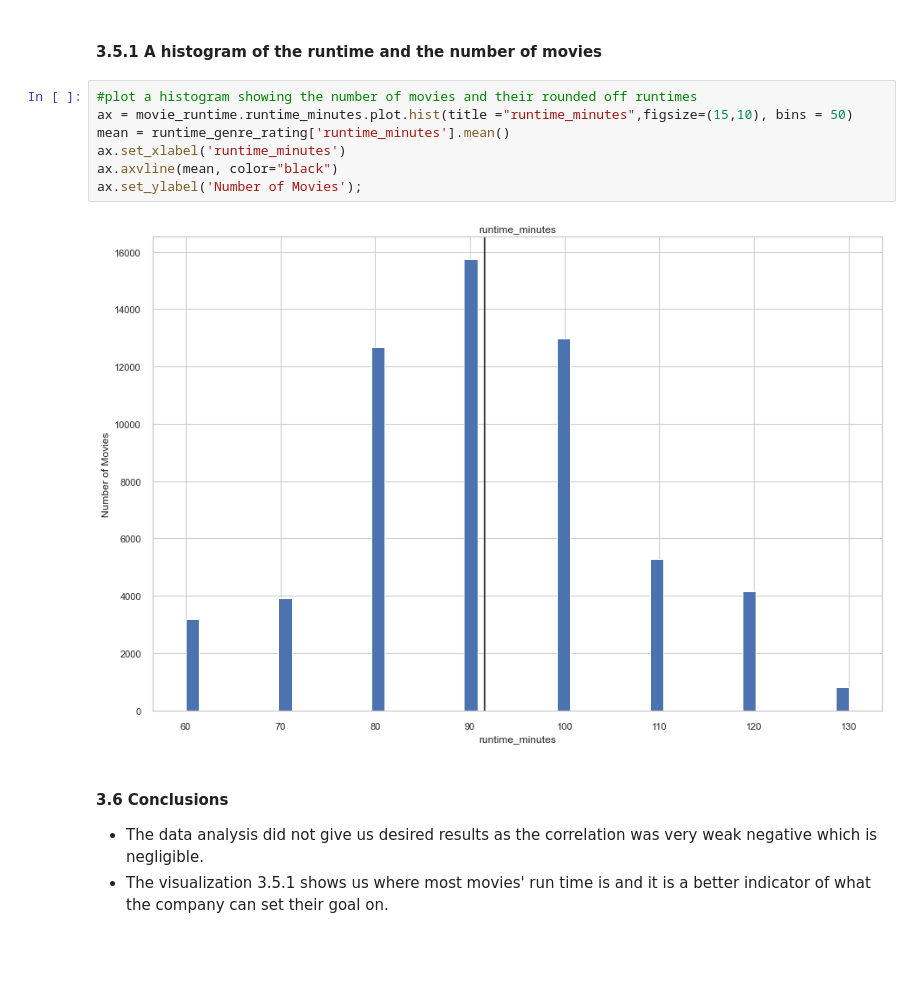
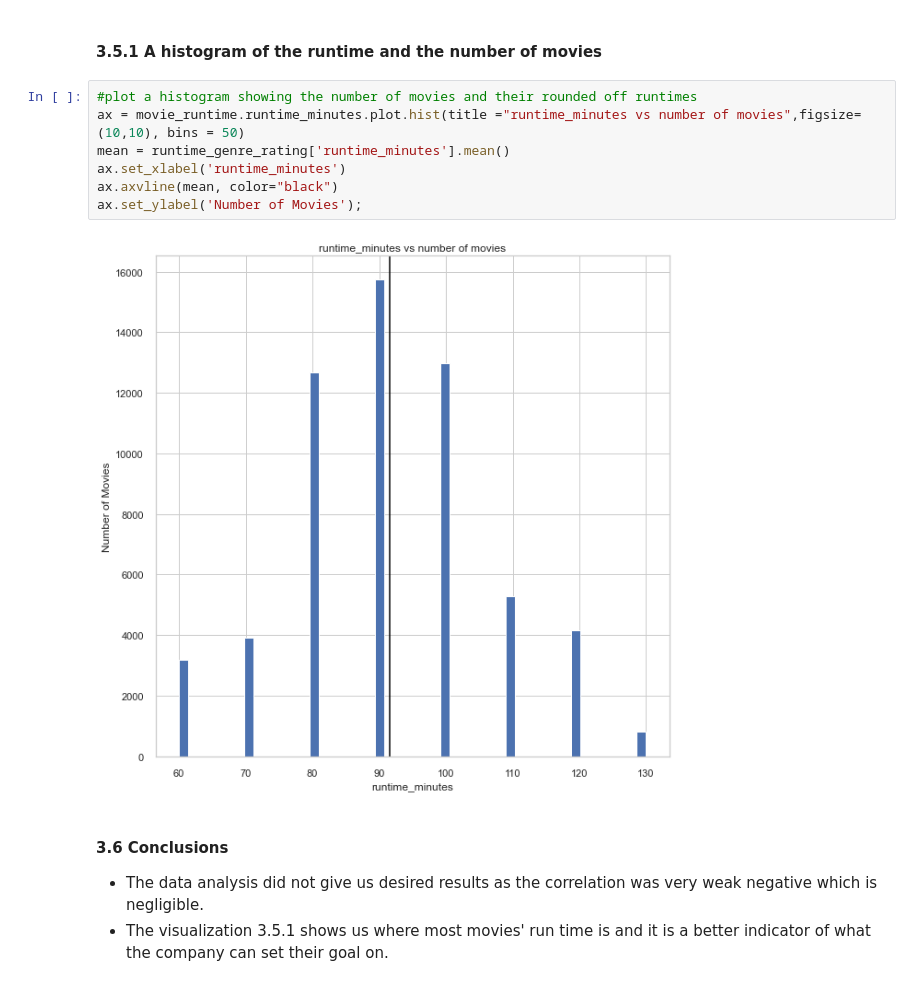
Before and after one commit to Muramati/dsc-phase-1-project-v2-4, a Jupyter notebook: student.ipynb, the cells around one changed output. Drawn from its saved outputs; the diff is of its cells as text; blank space fills up the shorter version.

```diff
--- a/student.ipynb
+++ b/student.ipynb
@@ -484,13 +484,13 @@ movie_runtime.set_index('movie_id', inplace=True)
 #### 3.5.1 A histogram of the runtime and the number of movies
 # %%
 #plot a histogram showing the number of movies and their rounded off runtimes
-ax = movie_runtime.runtime_minutes.plot.hist(title ="runtime_minutes",figsize=(15,10), bins = 50)
+ax = movie_runtime.runtime_minutes.plot.hist(title ="runtime_minutes vs number of movies",figsize=(10,10), bins = 50)
 mean = runtime_genre_rating['runtime_minutes'].mean()
 ax.set_xlabel('runtime_minutes')
 ax.axvline(mean, color="black")
 ax.set_ylabel('Number of Movies');
 # %% [output]
-[figure, old version]
+[figure, new version]
 # %% [markdown]
 #### 3.6 Conclusions
 * The data analysis did not give us desired results as the correlation was very weak negative which is negligible.
```
Also changed, not shown: parts of 6 cells of this notebook, 2 other files.
